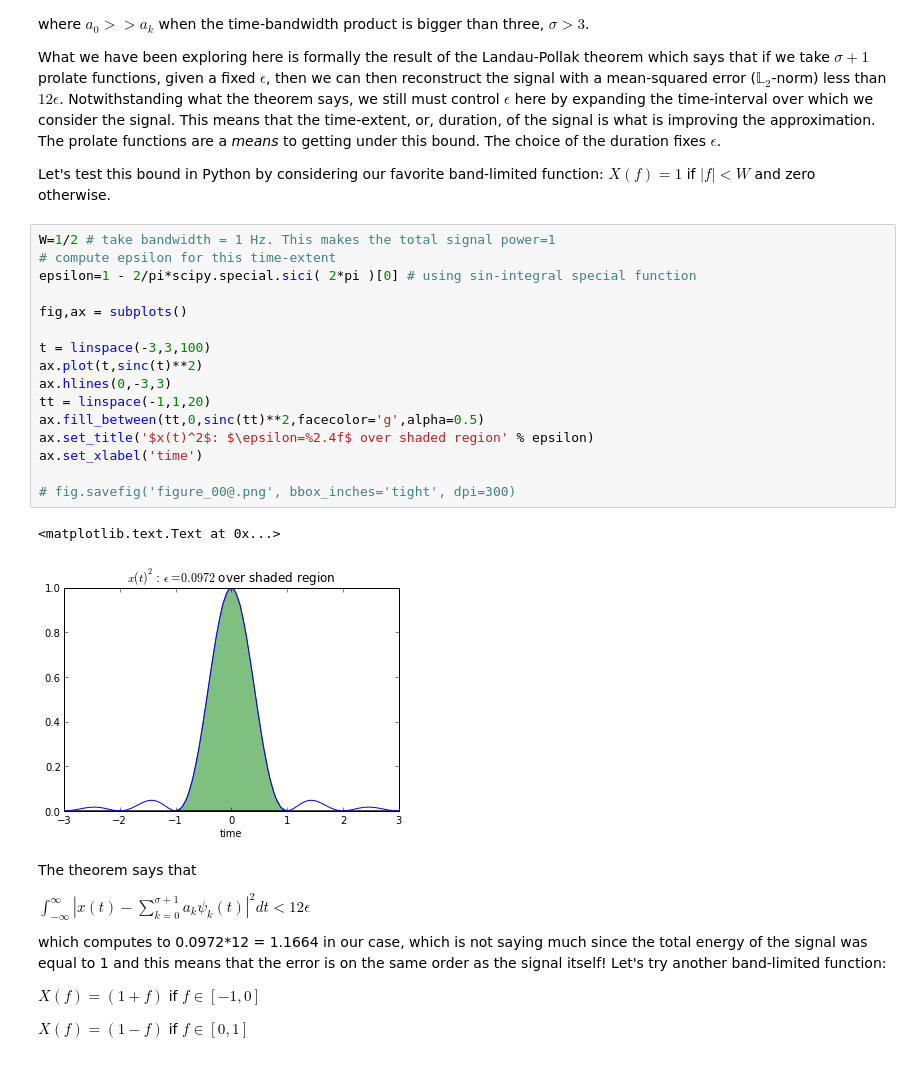
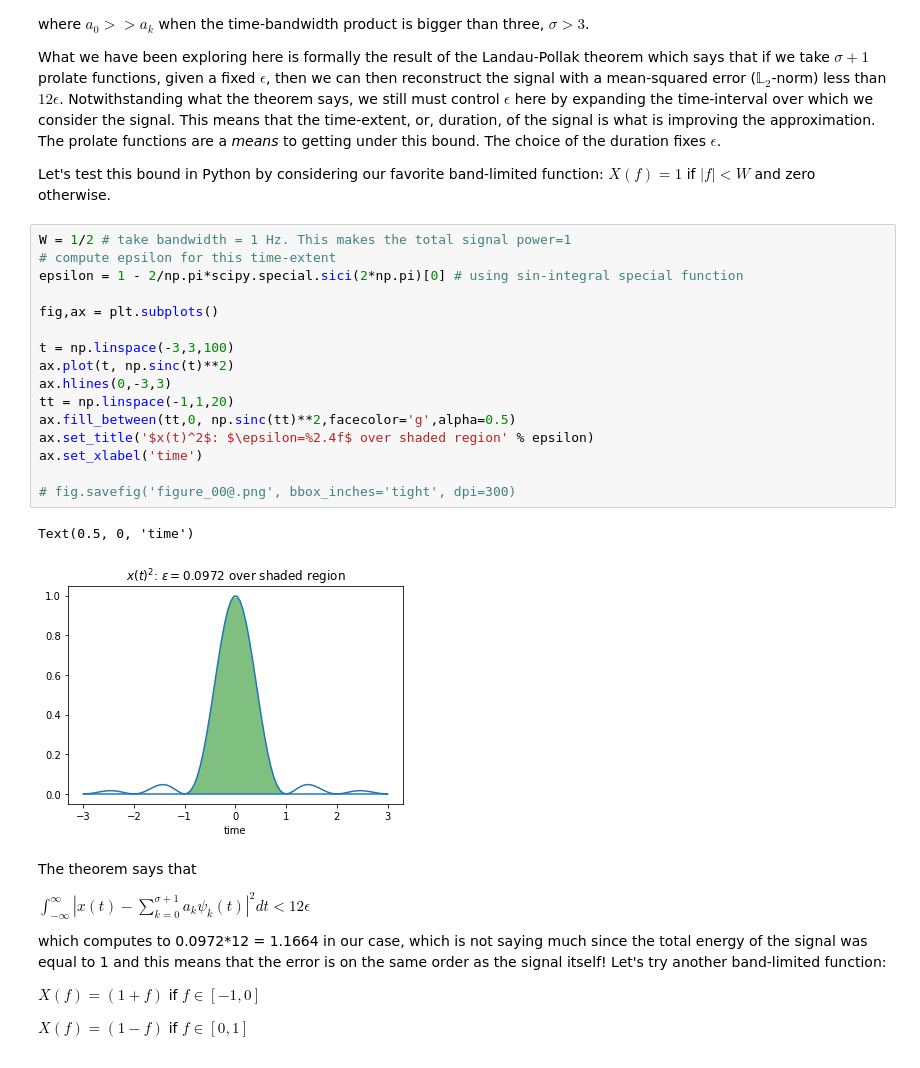
Before and after one commit to bagustris/python-for-signal-processing, a Jupyter notebook: Sampling_Theorem_Part_2.ipynb, the cells around one changed output. Drawn from its saved outputs; the diff is of its cells as text.

```diff
--- a/Sampling_Theorem_Part_2.ipynb
+++ b/Sampling_Theorem_Part_2.ipynb
@@ -147,24 +148,24 @@ What we have been exploring here is formally the result of the Landau-Pollak the
 
 Let's test this bound in Python by considering our favorite band-limited function: $X(f)=1$ if $|f| < W $ and zero otherwise.
 # %%
-W=1/2 # take bandwidth = 1 Hz. This makes the total signal power=1
+W = 1/2 # take bandwidth = 1 Hz. This makes the total signal power=1
 # compute epsilon for this time-extent
-epsilon=1 - 2/pi*scipy.special.sici( 2*pi )[0] # using sin-integral special function
+epsilon = 1 - 2/np.pi*scipy.special.sici(2*np.pi)[0] # using sin-integral special function
 
-fig,ax = subplots()
+fig,ax = plt.subplots()
 
-t = linspace(-3,3,100)
-ax.plot(t,sinc(t)**2)
+t = np.linspace(-3,3,100)
+ax.plot(t, np.sinc(t)**2)
 ax.hlines(0,-3,3)
-tt = linspace(-1,1,20)
-ax.fill_between(tt,0,sinc(tt)**2,facecolor='g',alpha=0.5)
+tt = np.linspace(-1,1,20)
+ax.fill_between(tt,0, np.sinc(tt)**2,facecolor='g',alpha=0.5)
 ax.set_title('$x(t)^2$: $\epsilon=%2.4f$ over shaded region' % epsilon)
 ax.set_xlabel('time')
 
 # fig.savefig('figure_00@.png', bbox_inches='tight', dpi=300)
 # %% [output]
-<matplotlib.text.Text at 0x...>
+Text(0.5, 0, 'time')
-[figure, old version]
+[figure, new version]
 # %% [markdown]
 The theorem says that
 
```
Also changed, not shown: parts of 8 cells of this notebook, 1 other file.
